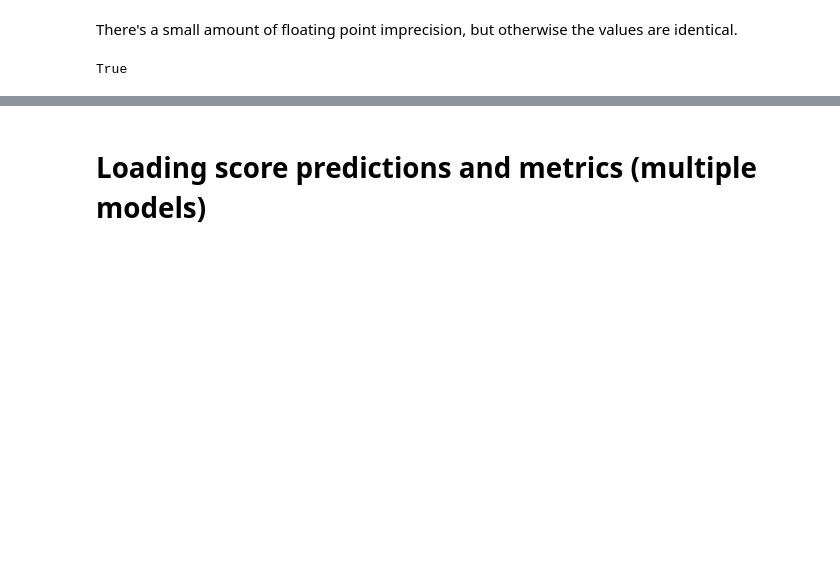
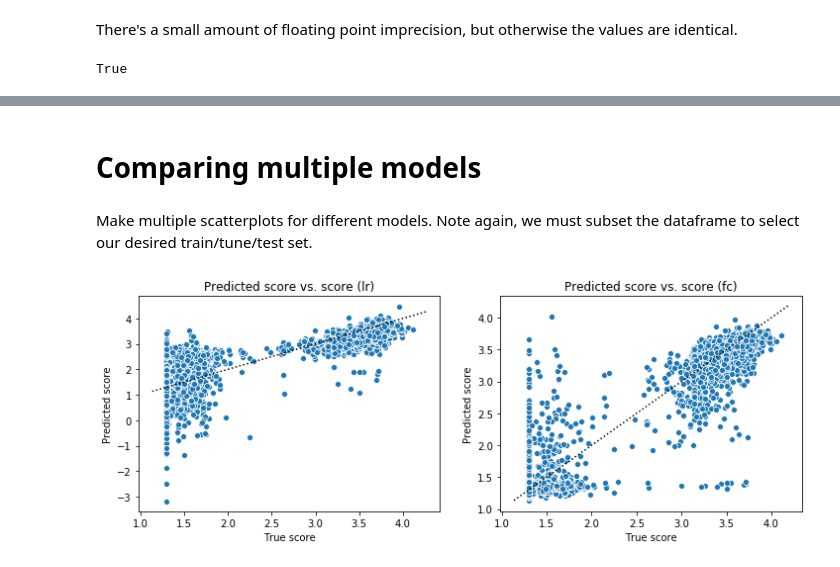
Before and after one commit to gitter-lab/nn4dms, a Jupyter notebook: notebooks/analysis.ipynb, the cells around one changed output, grey strips where cells are left out. Drawn from its saved outputs; the diff is of its cells as text; code cells hidden in the pictures; blank space fills up the shorter version.

Commit message:
Update analysis code to support multiple log directories and update notebook

```diff
--- a/notebooks/analysis.ipynb
+++ b/notebooks/analysis.ipynb
@@ -41,7 +44,7 @@ import analysis as an
 To run this script live, you must train at least two models. As an example, we are using the avGFP linear regression and fully connected models, trained using the arguments in `pub/regression_args/avgfp_main_lr.txt` and `pub/regression_args/avgfp_main_fc.txt`. You can use these or train your own models. For comparing performance of many trained models, you must write your own function to collect the log directory names. Then, using them with this example is then relatively straightfoward.
 # %%
 log_dir_lr = "output/training_logs/log_2020-09-12_17-24-11_local_local_avgfp_lr_lr0.0001_bs128_UTBo3yPG"
-log_dir_fc = "output/training_logs/log_2020-09-12_17-24-18_local_local_avgfp_fc_3xh100_lr0.0001_bs32_k4JnkhBF"
+log_dir_fc = "output/training_logs/log_2020-09-12_17-24-18_local_local_avgfp_fc-3xh100_lr0.0001_bs32_k4JnkhBF"
 log_dirs = [log_dir_lr, log_dir_fc]
 # %% [markdown]
 # Loading score predictions (single model)
@@ -133,0 +140,3 @@ True
+# %%
+ds = an.load_predictions(log_dirs, col_names=["lr", "fc"])
+ds.head()
@@ -134,2 +160,18 @@ True
 # %% [markdown]
-# Loading score predictions and metrics (multiple models)
+# Comparing multiple models
+# %% [markdown]
+Make multiple scatterplots for different models. Note again, we must subset the dataframe to select our desired train/tune/test set.
+# %%
+fig, axes = plt.subplots(nrows=1, ncols=2, figsize=(12, 4))
+for i, pred_col in enumerate(["lr", "fc"]):
+    ax = sns.scatterplot(x="score", y=pred_col, data=ds[ds.set_name == "stest"], ax=axes[i])
+    # draw a line of equivalence
+    x0, x1 = ax.get_xlim()
+    y0, y1 = ax.get_ylim()
+    lims = [max(x0, y0), min(x1, y1)]
+    ax.plot(lims, lims, ':k')
+    ax.set(ylabel="Predicted score", xlabel="True score", title="Predicted score vs. score ({})".format(pred_col))
+plt.show()
+plt.close(fig)
+# %% [output]
+[figure, added]
```
Also changed, not shown: parts of 9 cells of this notebook, 1 other file.
